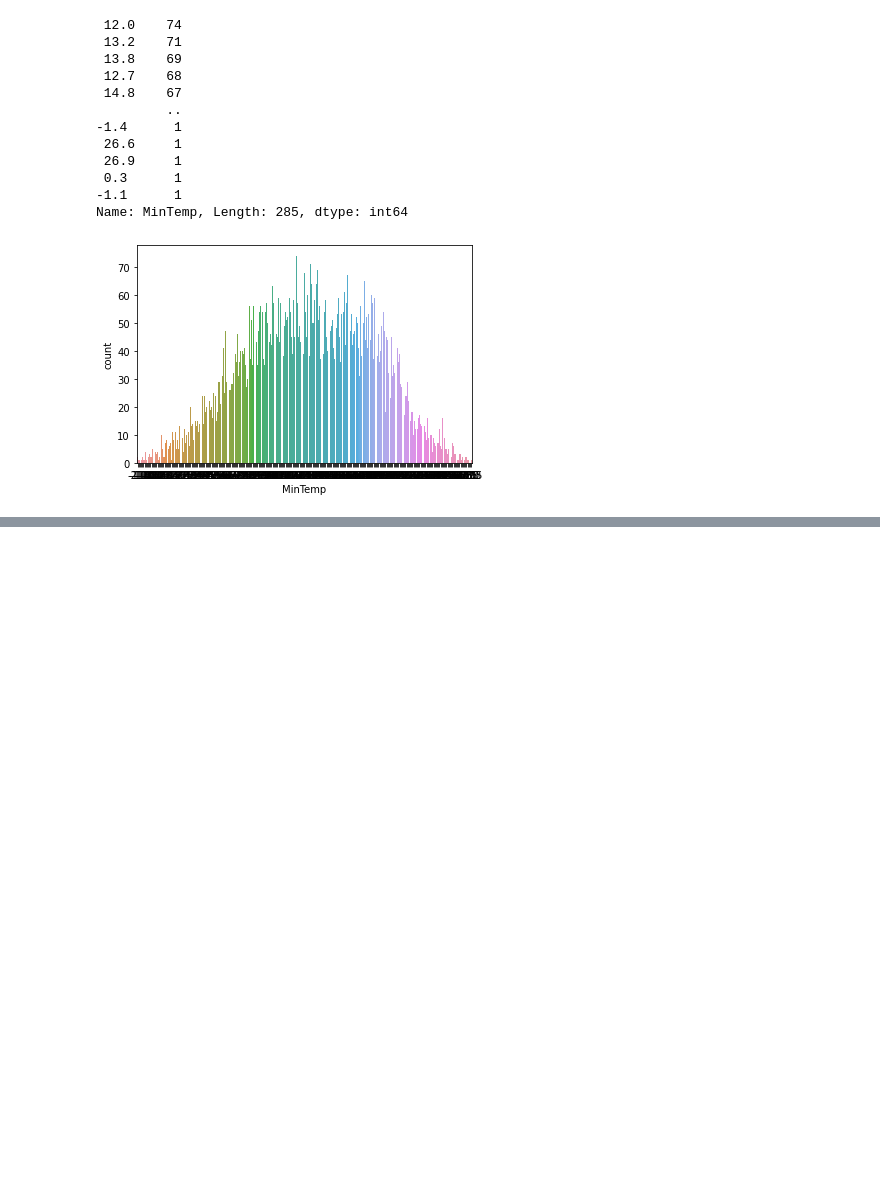
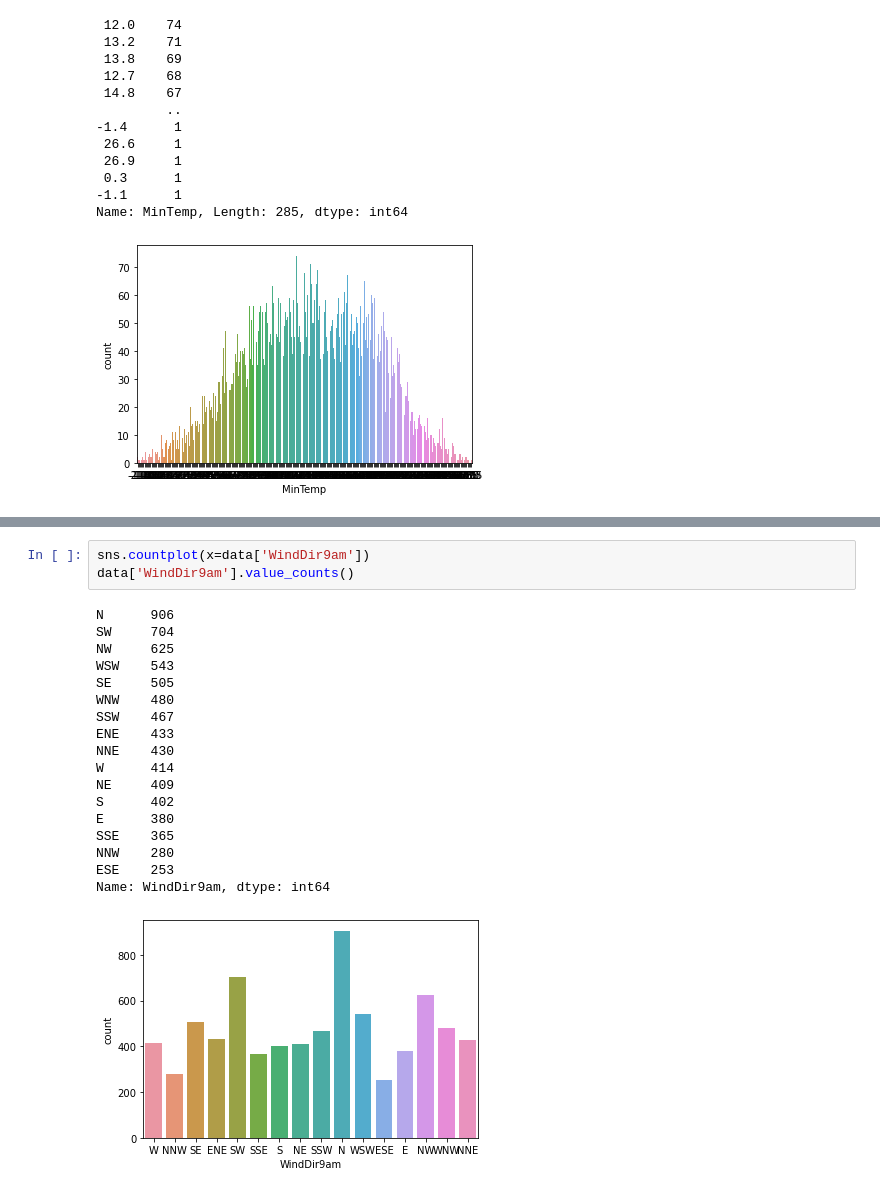
Before and after one commit to Dhara348/Project1, a Jupyter notebook: Evaluation_Project/rainfall_prediction.ipynb, the cells around one changed output, grey strips where cells are left out. Drawn from its saved outputs; the diff is of its cells as text; blank space fills up the shorter version.

```diff
--- a/Evaluation_Project/rainfall_prediction.ipynb
+++ b/Evaluation_Project/rainfall_prediction.ipynb
@@ -86,0 +143,22 @@ data['MinTe'].value_counts()
+# %%
+sns.countplot(x=data['WindDir9am'])
+data['WindDir9am'].value_counts()
+# %% [output]
+N      906
+SW     704
+NW     625
+WSW    543
+SE     505
+WNW    480
+SSW    467
+ENE    433
+NNE    430
+W      414
+NE     409
+S      402
+E      380
+SSE    365
+NNW    280
+ESE    253
+Name: WindDir9am, dtype: int64
+[figure, added]
```
Also changed, not shown: parts of 55 cells of this notebook.
